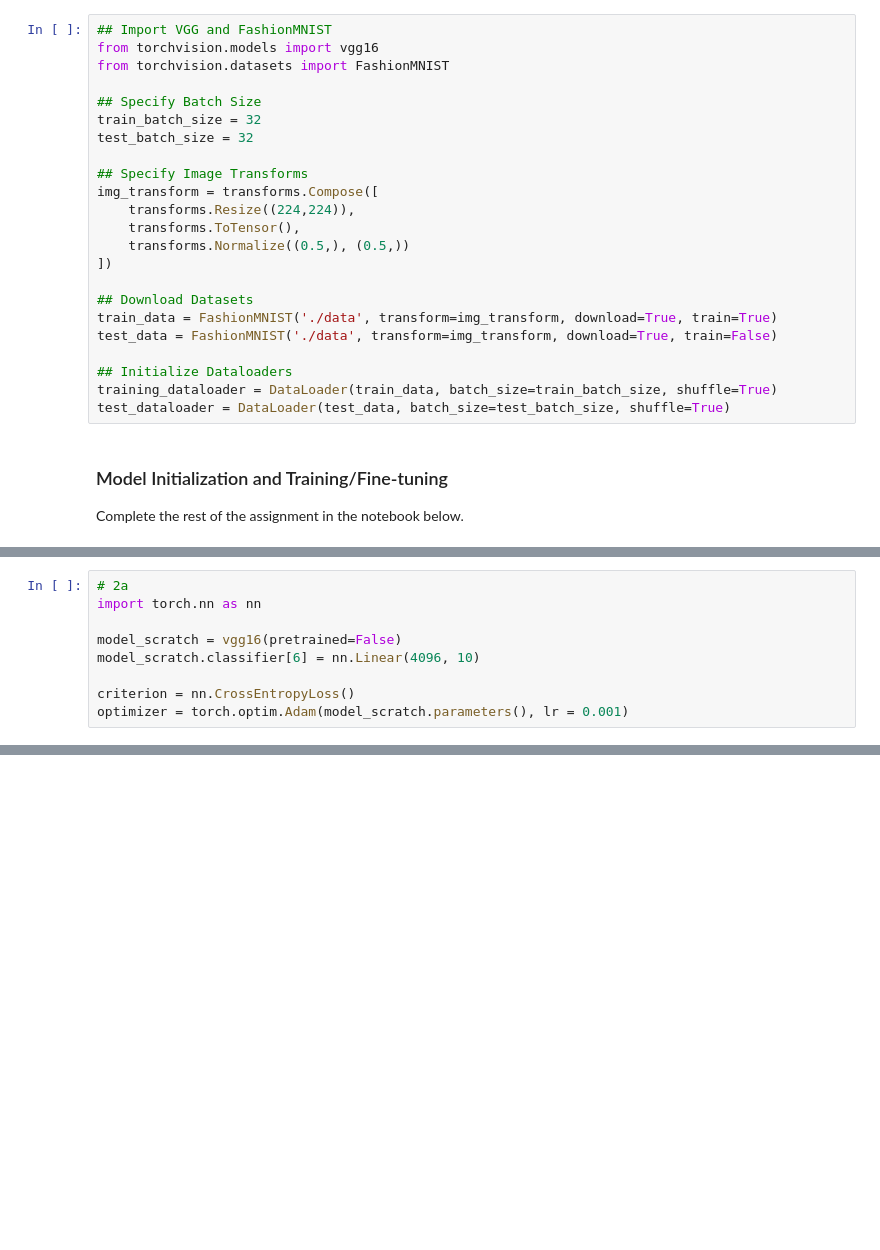
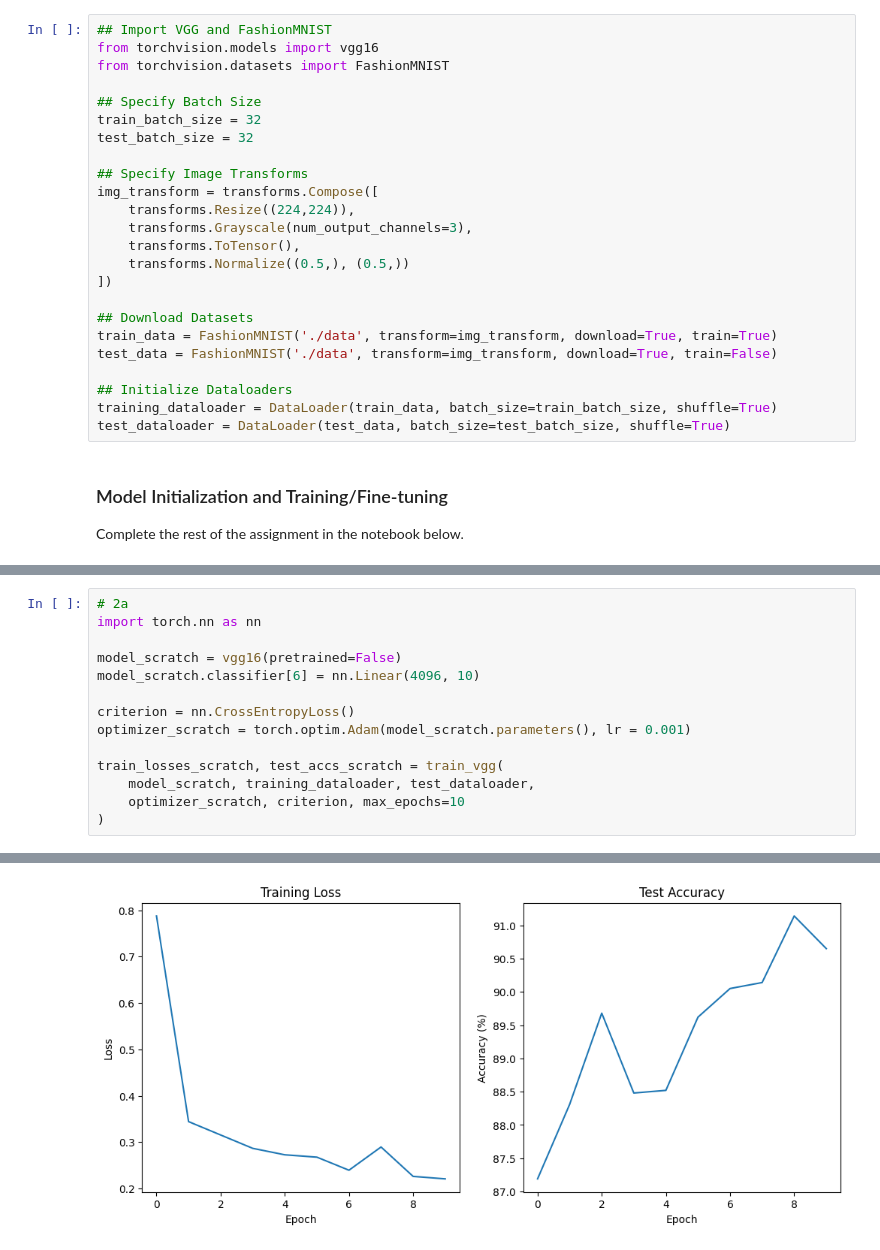
Before and after one commit to angelaapp28/fall25, a Jupyter notebook: Copy_of_DeepLearning_Fall2025_HW6.ipynb, the cells around one changed output, grey strips where cells are left out. Saved outputs shown, nothing was run; the diff lists cells and outputs as text; blank space fills up the shorter version.

```diff
--- a/Copy_of_DeepLearning_Fall2025_HW6.ipynb
+++ b/Copy_of_DeepLearning_Fall2025_HW6.ipynb
@@ -531,6 +599,7 @@ test_batch_size = 32
 ## Specify Image Transforms
 img_transform = transforms.Compose([
     transforms.Resize((224,224)),
+    transforms.Grayscale(num_output_channels=3),
     transforms.ToTensor(),
     transforms.Normalize((0.5,), (0.5,))
 ])
@@ -554,4 +700,10 @@ model_scratch = vgg16(pretrained=False)
 model_scratch.classifier[6] = nn.Linear(4096, 10)
 
 criterion = nn.CrossEntropyLoss()
-optimizer = torch.optim.Adam(model_scratch.parameters(), lr = 0.001)
+optimizer_scratch = torch.optim.Adam(model_scratch.parameters(), lr = 0.001)
+
+train_losses_scratch, test_accs_scratch = train_vgg(
+    model_scratch, training_dataloader, test_dataloader,
+    optimizer_scratch, criterion, max_epochs=10
+)
+# %% [output]
@@ -558,3 +720,4 @@ optimizer = torch.optim.Adam(model_scratch.parameters(), lr = 0.001)
+[figure, added]
 # %%
 #2b
 model_pretrained = vgg16(pretrained=True)
```
Also changed, not shown: parts of 13 cells of this notebook.
